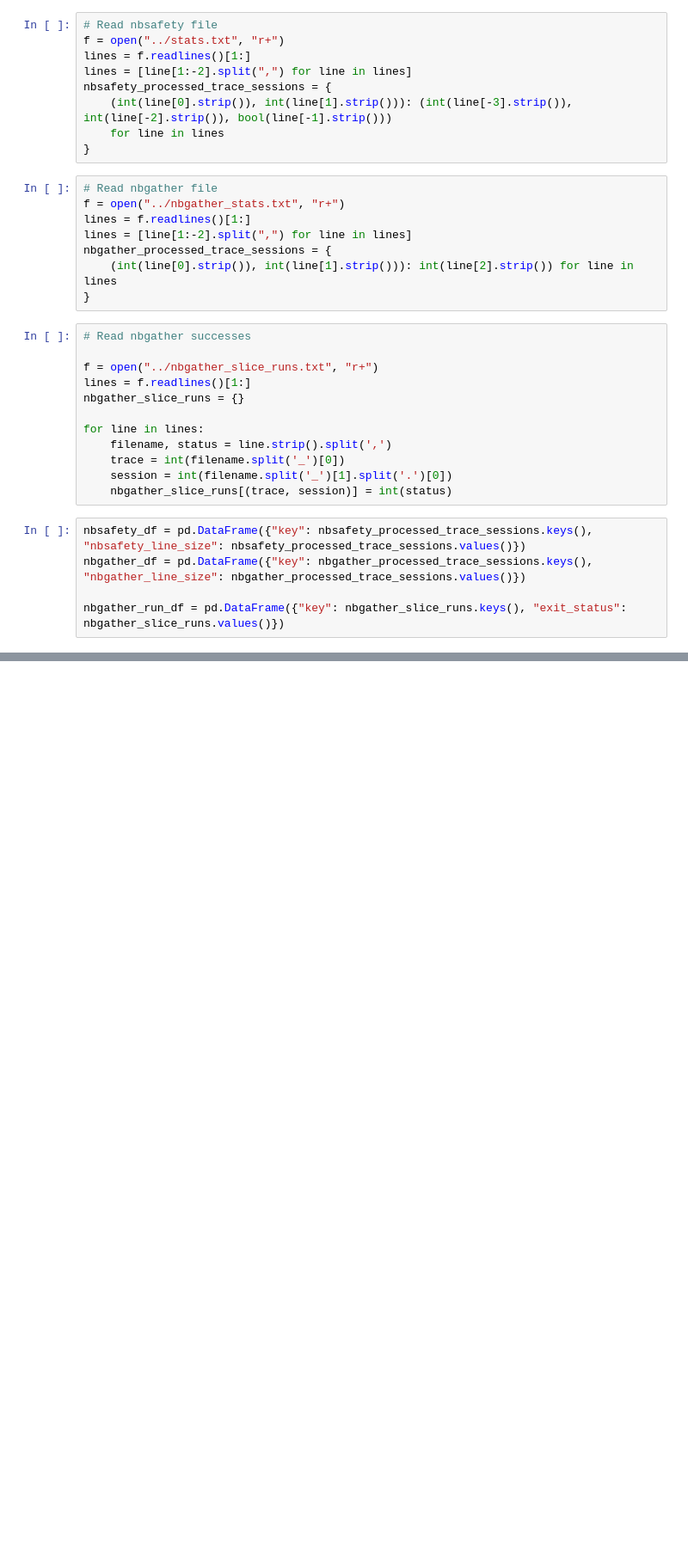
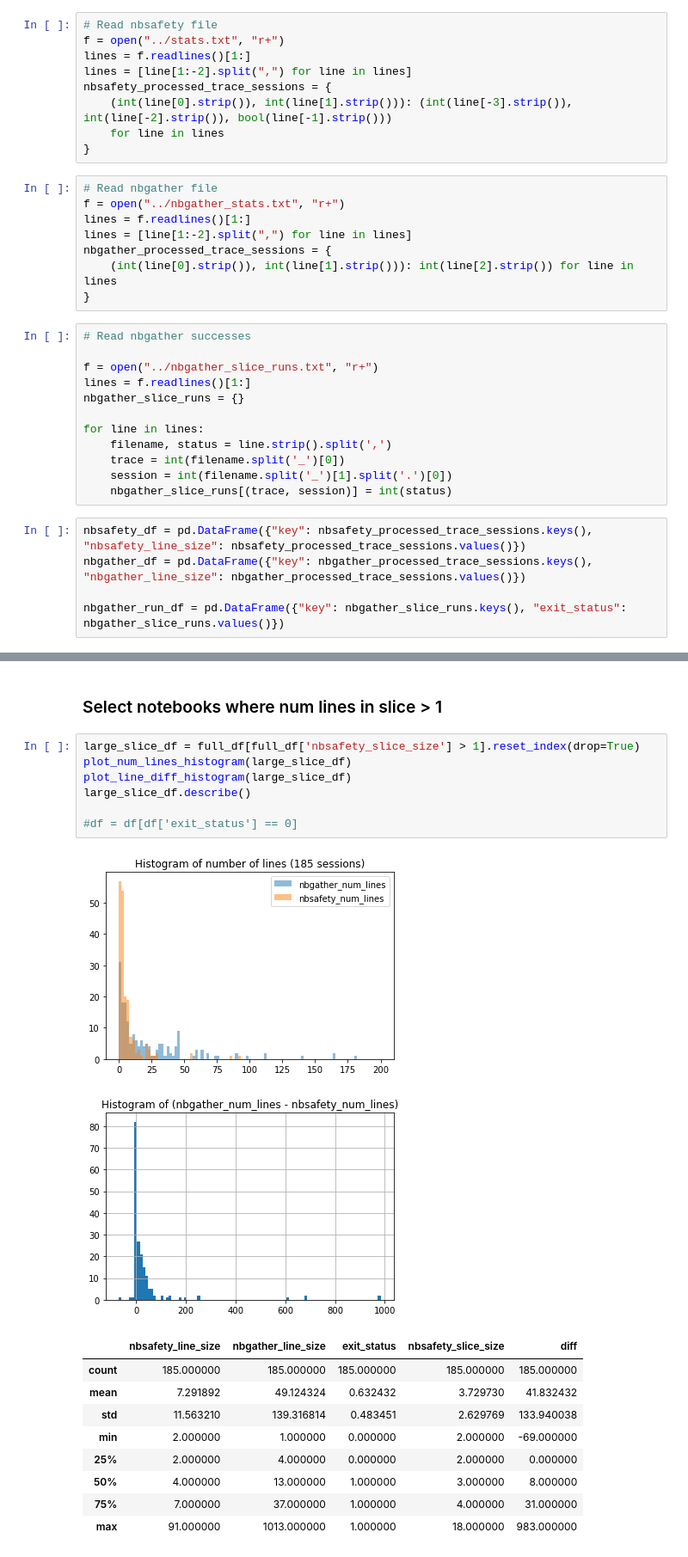
Before and after one commit to shreyashankar/nbsafety-experiments, a Jupyter notebook: notebooks/compare.ipynb, the cells around one changed output, grey strips where cells are left out. Shown at 86% size. Cells and saved outputs as stored; diff of their text form; blank space fills up the shorter version.

```diff
--- a/notebooks/compare.ipynb
+++ b/notebooks/compare.ipynb
@@ -93,0 +150,21 @@ df.sort_values(by='diff', ascending=False)
+# %% [markdown]
+### Select notebooks where num lines in slice > 1
+# %%
+large_slice_df = full_df[full_df['nbsafety_slice_size'] > 1].reset_index(drop=True)
+plot_num_lines_histogram(large_slice_df)
+plot_line_diff_histogram(large_slice_df)
+large_slice_df.describe()
+
+#df = df[df['exit_status'] == 0]
+# %% [output]
+[figure, added]
+[figure, added]
+|  | nbsafety_line_size | nbgather_line_size | exit_status | nbsafety_slice_size | diff |
+| count | 185.000000 | 185.000000 | 185.000000 | 185.000000 | 185.000000 |
+| mean | 7.291892 | 49.124324 | 0.632432 | 3.729730 | 41.832432 |
+| std | 11.563210 | 139.316814 | 0.483451 | 2.629769 | 133.940038 |
+| min | 2.000000 | 1.000000 | 0.000000 | 2.000000 | -69.000000 |
+| 25% | 2.000000 | 4.000000 | 0.000000 | 2.000000 | 0.000000 |
+| 50% | 4.000000 | 13.000000 | 1.000000 | 3.000000 | 8.000000 |
+| 75% | 7.000000 | 37.000000 | 1.000000 | 4.000000 | 31.000000 |
+| max | 91.000000 | 1013.000000 | 1.000000 | 18.000000 | 983.000000 |
```
Also changed, not shown: parts of 16 cells of this notebook.
